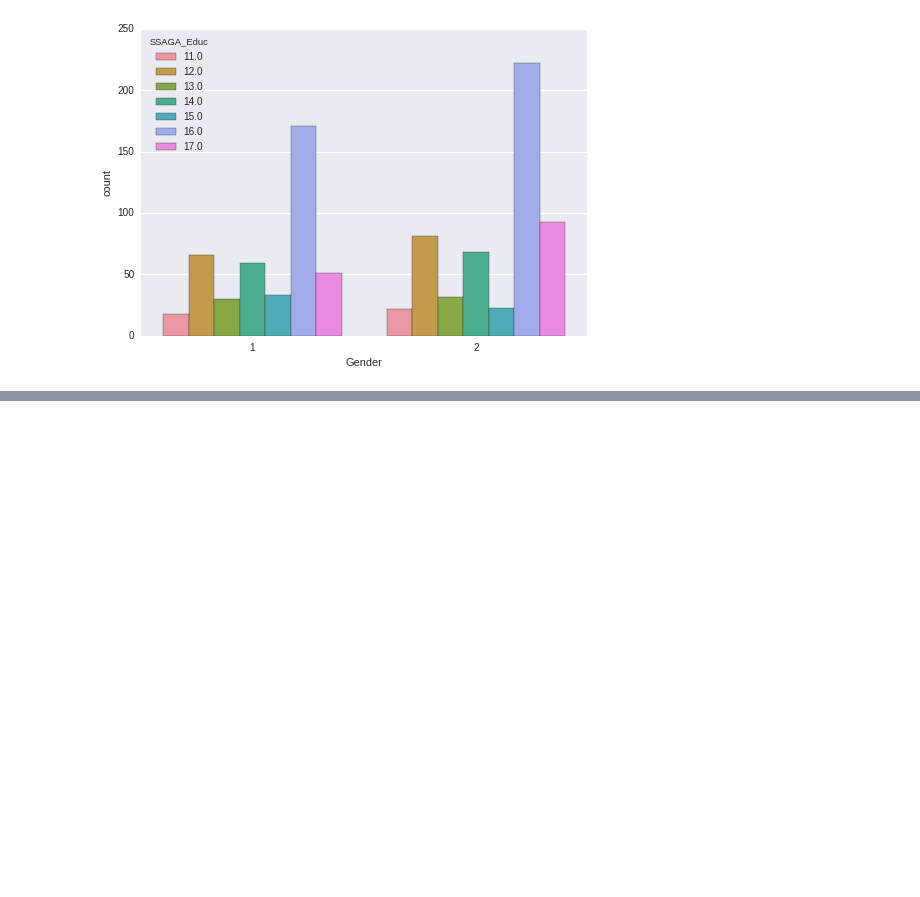
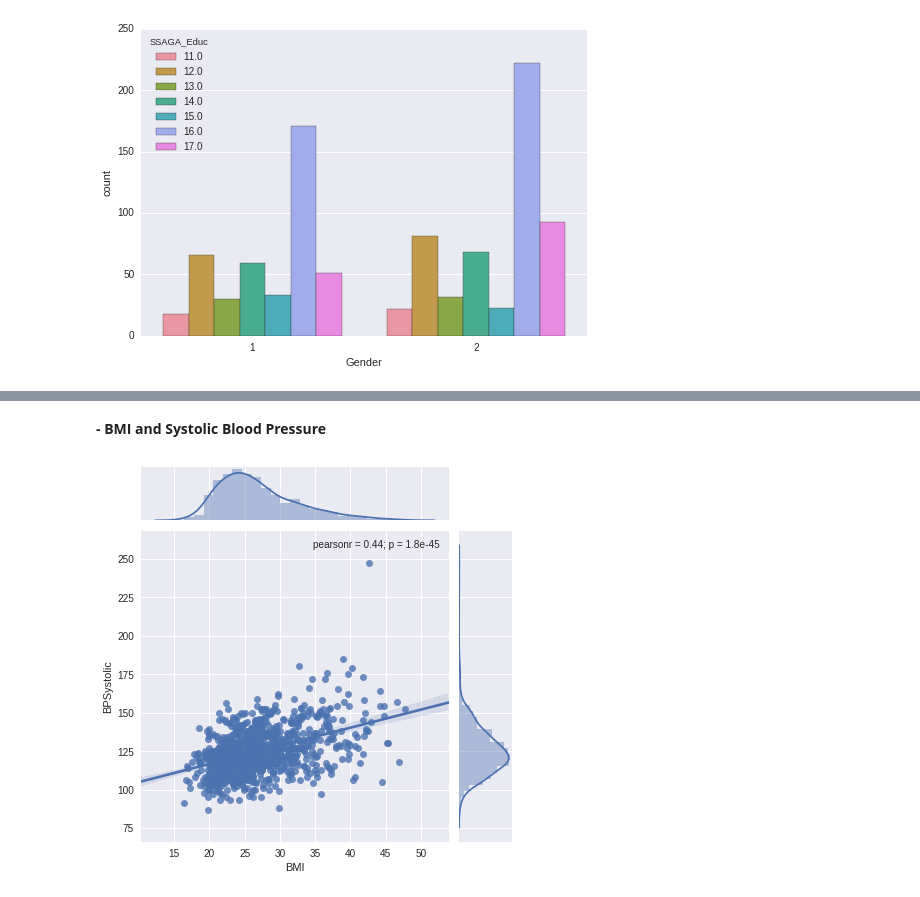
Before and after one commit to SIMEXP/hcp, a Jupyter notebook: HCP_pheno-corr_language-Copy1.ipynb, the cells around one changed output, grey strips where cells are left out. Drawn from its saved outputs; the diff is of its cells as text; code cells hidden in the pictures; blank space fills up the shorter version.

```diff
--- a/HCP_pheno-corr_language-Copy1.ipynb
+++ b/HCP_pheno-corr_language-Copy1.ipynb
@@ -139,0 +177,7 @@ sns.countplot(x='Gender',hue='SSAGA_Educ',data=data_demog)
+# %% [markdown]
+**- BMI and Systolic Blood Pressure**
+# %%
+sns.set(color_codes=True)
+sns.jointplot(x="BMI", y="BPSystolic",data=data_physio,kind="reg");
+# %% [output]
+[figure, added]
```
Also changed, not shown: parts of 10 cells of this notebook.
